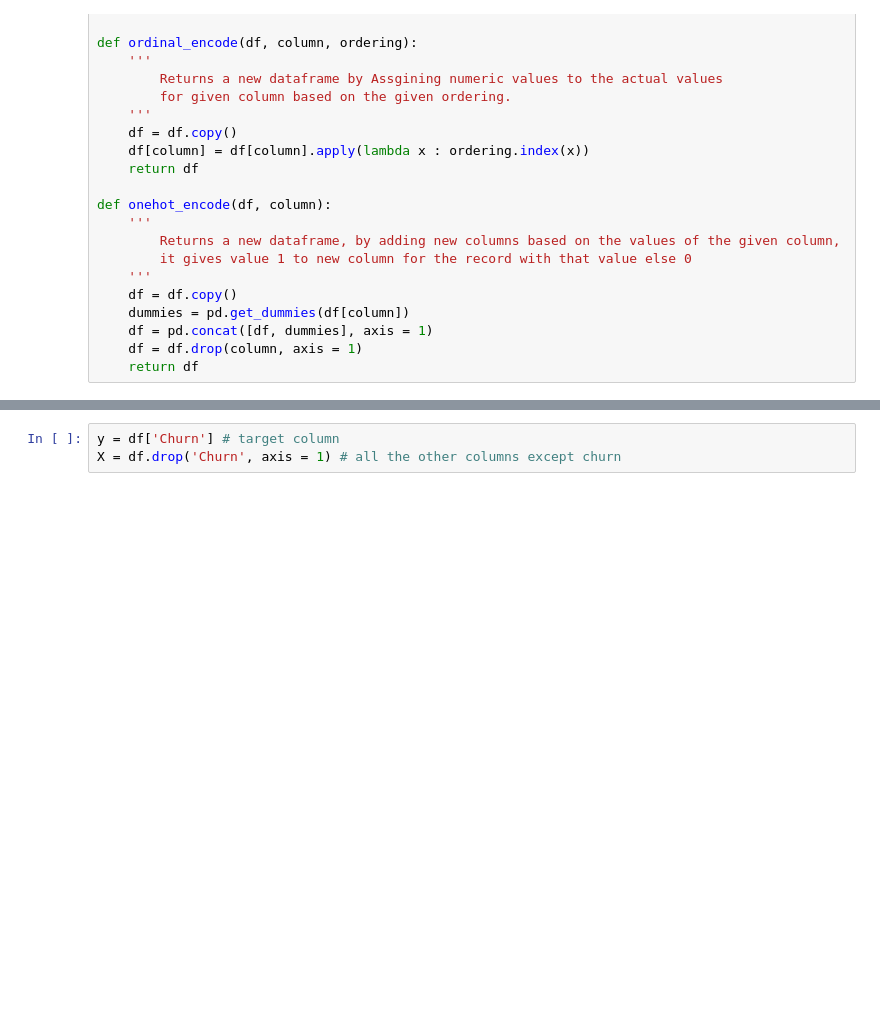
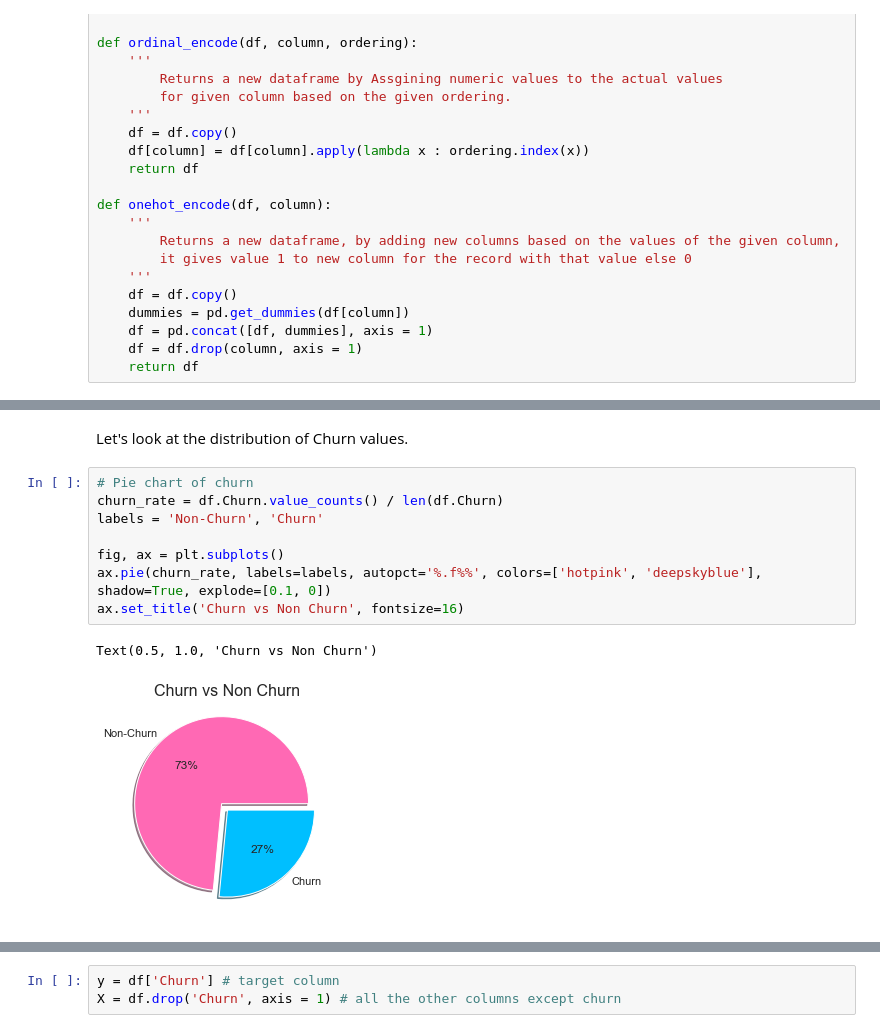
Before and after one commit to vnaazleen/telco-churn-prediction, a Jupyter notebook: Telco Customer Churn.ipynb, the cells around one changed output, grey strips where cells are left out. Saved outputs shown, nothing was run; the diff lists cells and outputs as text; blank space fills up the shorter version.

Commit message:
EDA | Data Visualization

```diff
--- a/Telco Customer Churn.ipynb
+++ b/Telco Customer Churn.ipynb
@@ -501,0 +500,13 @@ The train-test split procedure is used to estimate the performance of machine le
+# %% [markdown]
+Let's look at the distribution of Churn values.
+# %%
+# Pie chart of churn
+churn_rate = df.Churn.value_counts() / len(df.Churn)
+labels = 'Non-Churn', 'Churn'
+
+fig, ax = plt.subplots()
+ax.pie(churn_rate, labels=labels, autopct='%.f%%', colors=['hotpink', 'deepskyblue'], shadow=True, explode=[0.1, 0])
+ax.set_title('Churn vs Non Churn', fontsize=16)
+# %% [output]
+Text(0.5, 1.0, 'Churn vs Non Churn')
+[figure, added]
```
Also changed, not shown: parts of 27 cells of this notebook.
